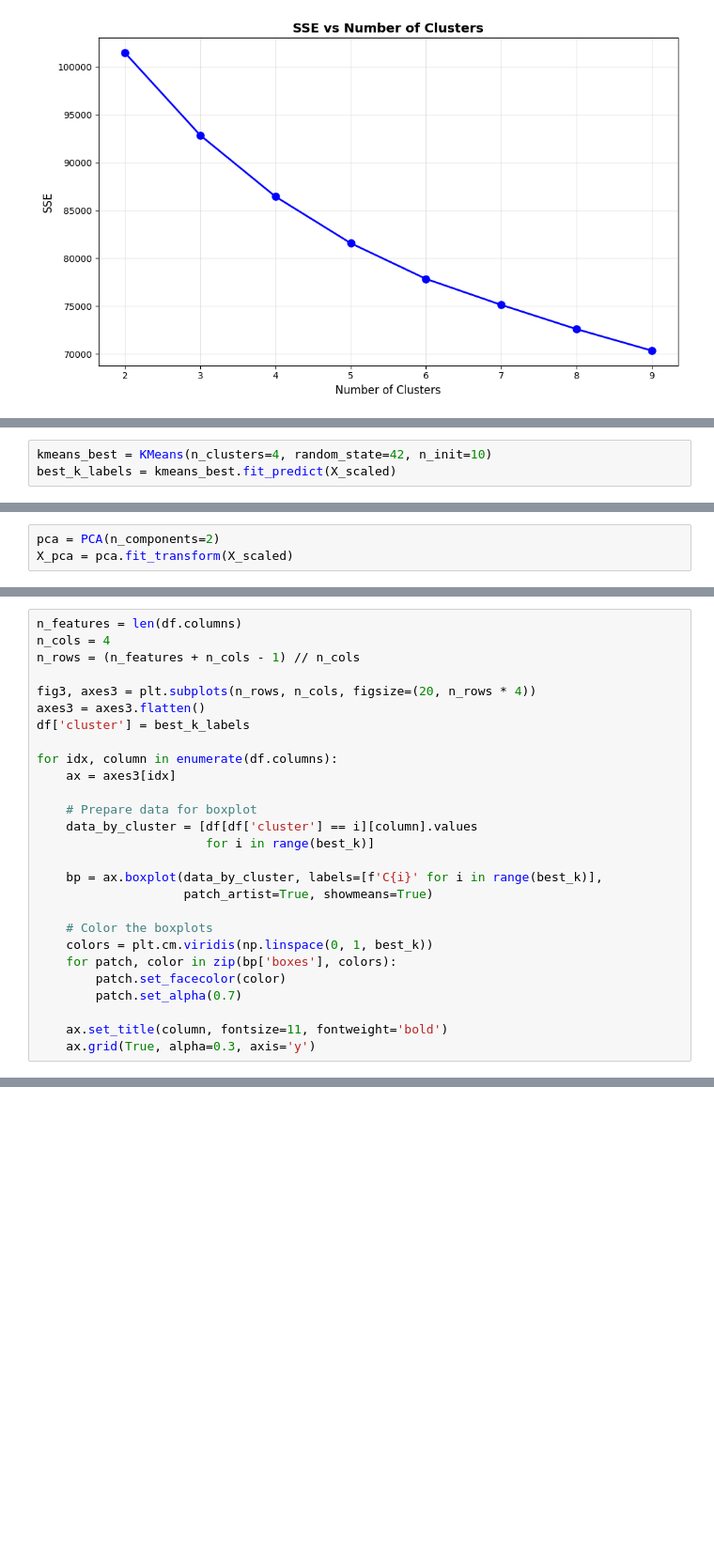
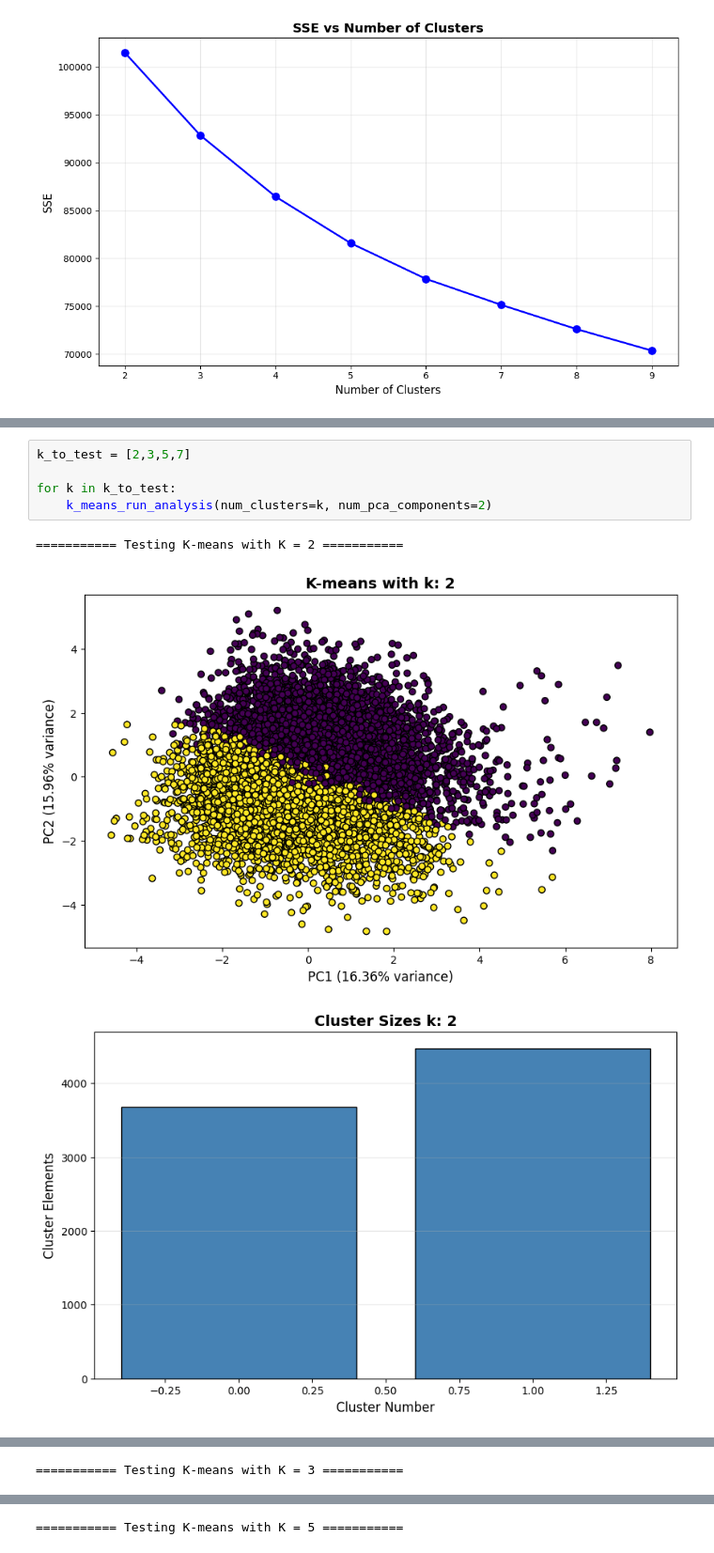
Before and after one commit to DGabri/data_mining_unipi, a Jupyter notebook: task_2/kmeans_clustering.ipynb, the cells around one changed output, grey strips where cells are left out. Shown at 94% size. Cells and saved outputs as stored; diff of their text form; blank space fills up the shorter version.

Commit message:
Updated kmeans analysis

```diff
--- a/task_2/kmeans_clustering.ipynb
+++ b/task_2/kmeans_clustering.ipynb
@@ -145,3 +137,0 @@ plt.show()
-# %%
-kmeans_best = KMeans(n_clusters=4, random_state=42, n_init=10)
-best_k_labels = kmeans_best.fit_predict(X_scaled)
@@ -158,3 +137,0 @@ sns.scatterplot(data=df, x="popularity", y="swear_ratio", hue=best_k_labels)
-# %%
-pca = PCA(n_components=2)
-X_pca = pca.fit_transform(X_scaled)
@@ -183,27 +137,0 @@ plt.grid(True, alpha=0.3, axis='y')
-# %%
-n_features = len(df.columns)
-n_cols = 4
-n_rows = (n_features + n_cols - 1) // n_cols
-
-fig3, axes3 = plt.subplots(n_rows, n_cols, figsize=(20, n_rows * 4))
-axes3 = axes3.flatten()
-df['cluster'] = best_k_labels
-
-for idx, column in enumerate(df.columns):
-    ax = axes3[idx]
-
-    # Prepare data for boxplot
-    data_by_cluster = [df[df['cluster'] == i][column].values
-                       for i in range(best_k)]
-
-    bp = ax.boxplot(data_by_cluster, labels=[f'C{i}' for i in range(best_k)],
-                    patch_artist=True, showmeans=True)
-
-    # Color the boxplots
-    colors = plt.cm.viridis(np.linspace(0, 1, best_k))
-    for patch, color in zip(bp['boxes'], colors):
-        patch.set_facecolor(color)
-        patch.set_alpha(0.7)
-
-    ax.set_title(column, fontsize=11, fontweight='bold')
-    ax.grid(True, alpha=0.3, axis='y')
@@ -211,0 +202,9 @@ for idx, column in enumerate(df.columns):
+# %%
+k_to_test = [2,3,5,7]
+
+for k in k_to_test:
+    k_means_run_analysis(num_clusters=k, num_pca_components=2)
+# %% [output]
+=========== Testing K-means with K = 2 ===========
+[figure, added]
+[figure, added]
@@ -211,0 +212 @@ for idx, column in enumerate(df.columns):
+=========== Testing K-means with K = 3 ===========
@@ -211,0 +216 @@ for idx, column in enumerate(df.columns):
+=========== Testing K-means with K = 5 ===========
```
Also changed, not shown: parts of 12 cells of this notebook.
